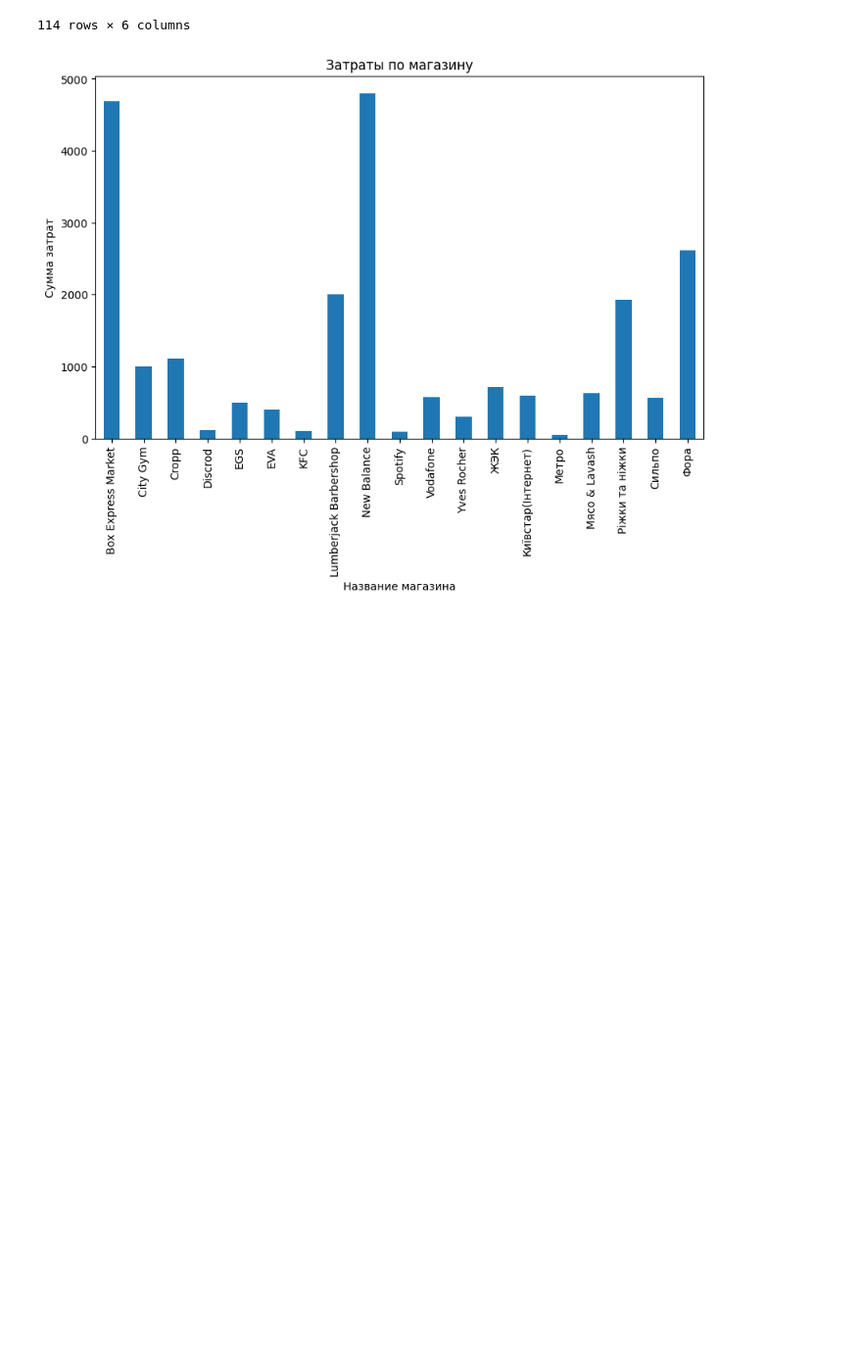
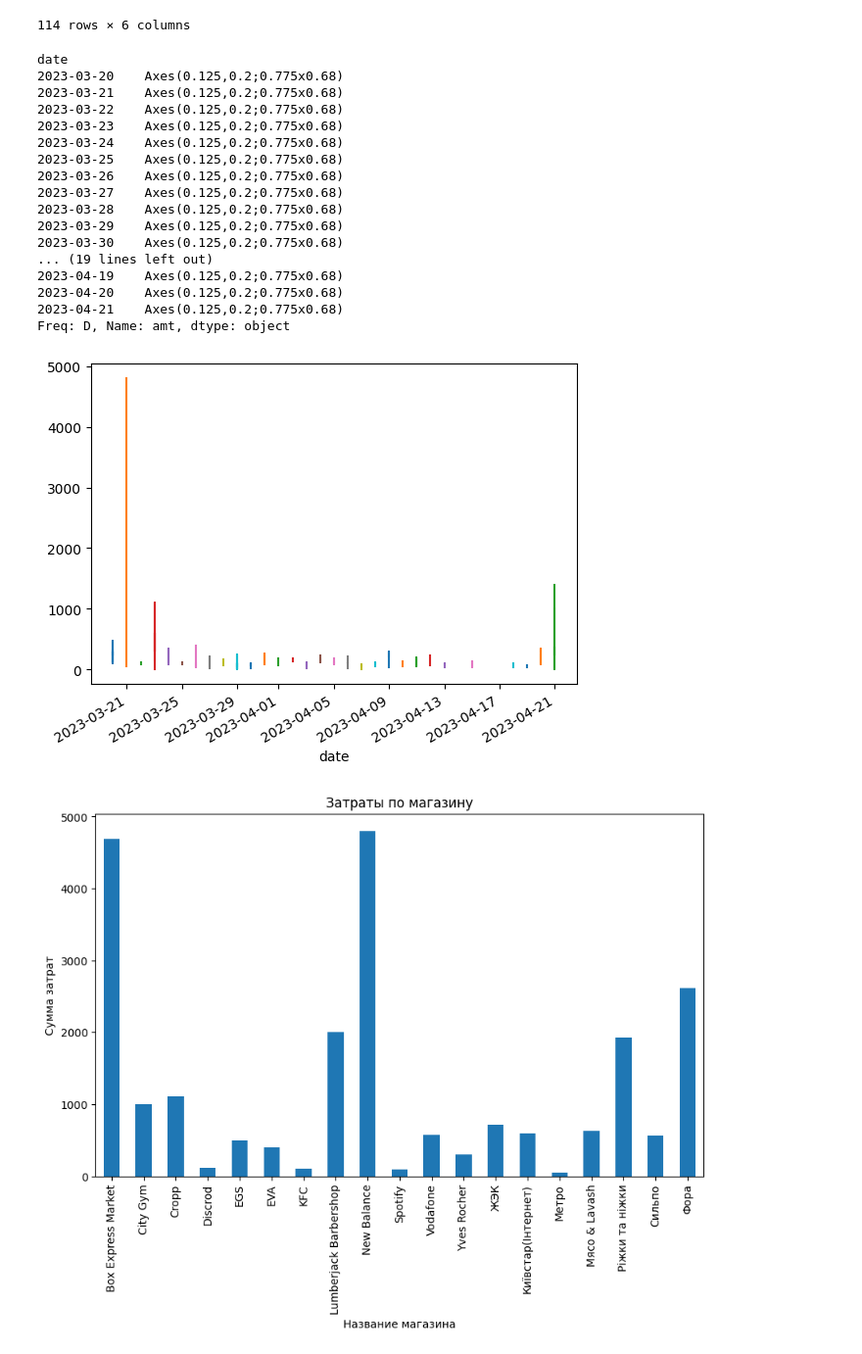
Before and after one commit to Kargozaur/ledger, a Jupyter notebook: ds.ipynb, the cells around one changed output. Shown at 98% size. Drawn from its saved outputs; the diff is of its cells as text; code cells hidden in the pictures; blank space fills up the shorter version.

```diff
--- a/ds.ipynb
+++ b/ds.ipynb
@@ -26,6 +26,29 @@ fiscal_operations_df
 | 112 | 113 | 2023-04-21 | 8.00 | 113 | Транспорт | Метро |
 | 113 | 114 | 2023-04-21 | 1400.00 | 114 | Покупка | Lumberjack Barbershop |
 114 rows × 6 columns
+# %%
+fiscal_operations_df['date'] = pd.to_datetime(fiscal_operations_df['date'])
+fiscal_operations_df.index = fiscal_operations_df.date
+fiscal_operations_df.resample('D').amt.plot()
+# %% [output]
+date
+2023-03-20    Axes(0.125,0.2;0.775x0.68)
+2023-03-21    Axes(0.125,0.2;0.775x0.68)
+2023-03-22    Axes(0.125,0.2;0.775x0.68)
+2023-03-23    Axes(0.125,0.2;0.775x0.68)
+2023-03-24    Axes(0.125,0.2;0.775x0.68)
+2023-03-25    Axes(0.125,0.2;0.775x0.68)
+2023-03-26    Axes(0.125,0.2;0.775x0.68)
+2023-03-27    Axes(0.125,0.2;0.775x0.68)
+2023-03-28    Axes(0.125,0.2;0.775x0.68)
+2023-03-29    Axes(0.125,0.2;0.775x0.68)
+2023-03-30    Axes(0.125,0.2;0.775x0.68)
+... (19 lines left out)
+2023-04-19    Axes(0.125,0.2;0.775x0.68)
+2023-04-20    Axes(0.125,0.2;0.775x0.68)
+2023-04-21    Axes(0.125,0.2;0.775x0.68)
+Freq: D, Name: amt, dtype: object
+[figure, added]
 # %%
 fiscal_operations_df = fiscal_operations_df[fiscal_operations_df['shop_name']!= 'Банкомат']
 amt_by_shop = fiscal_operations_df.groupby('shop_name')['amt'].sum()
```
Also changed, not shown: parts of 1 cell of this notebook, 2 other files.
